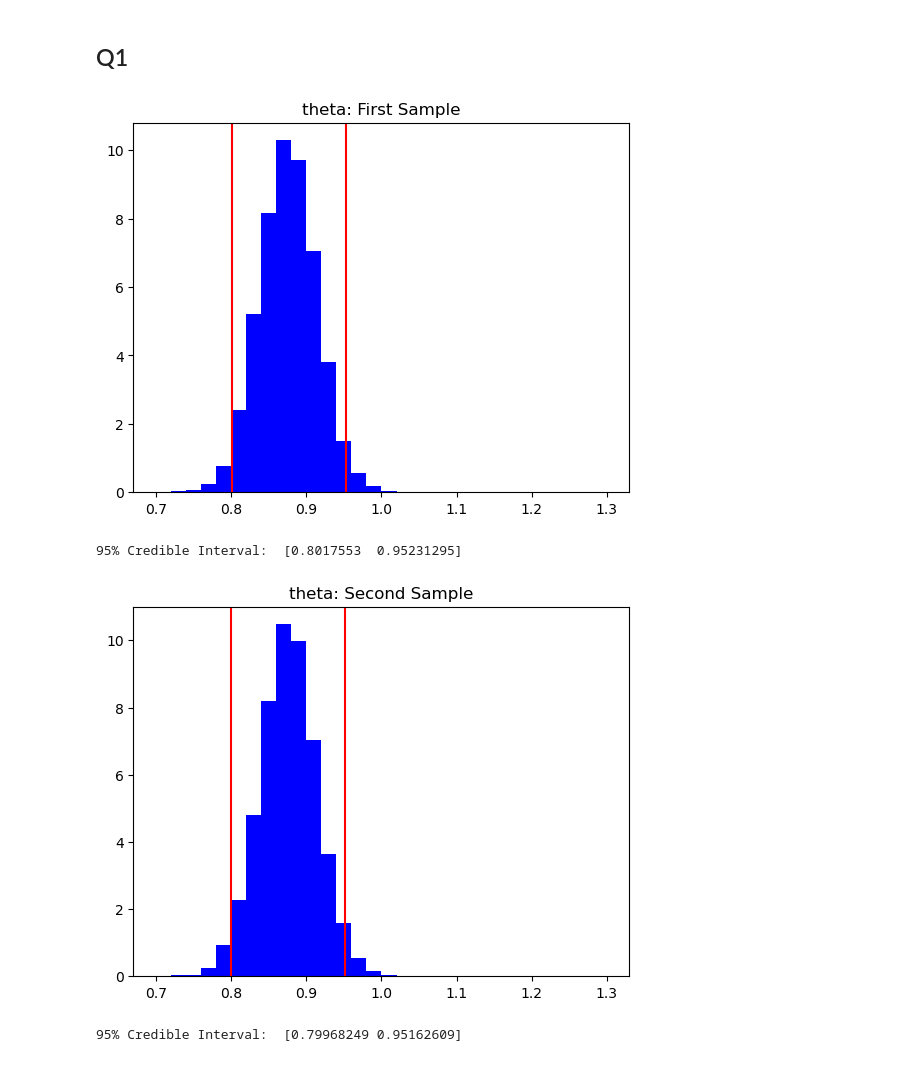
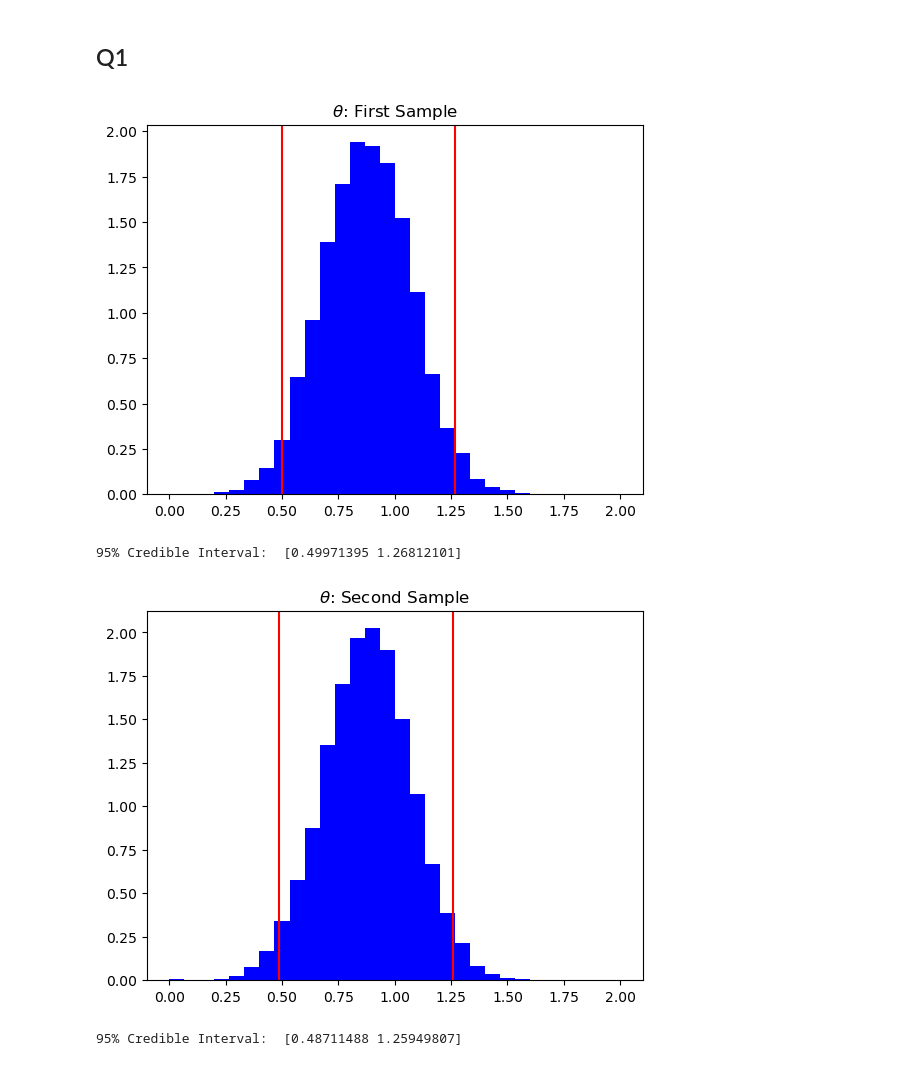
Before and after one commit to Stary54264/STA365-HW, a Jupyter notebook: HW3.ipynb, the cells around one changed output. Drawn from its saved outputs; the diff is of its cells as text; code cells hidden in the pictures.

```diff
--- a/HW3.ipynb
+++ b/HW3.ipynb
@@ -18,27 +18,27 @@ theta, tau = np.zeros([C, G]), np.zeros([C, G])
 for c in range(C):
     for g in range(1, G):
         tau[c, g] = stats.gamma(a=n/2+1,scale=2/np.sum((x-theta[c, g-1])**2)).rvs()
-        theta[c, g] = stats.norm(loc=np.mean(x), scale=1/(n*tau[c, g])).rvs()
+        theta[c, g] = stats.norm(loc=np.mean(x), scale=1/(n*tau[c, g])**0.5).rvs()
 # %%
-plt.hist(theta[0, :], bins=30, range=(0.7, 1.3), density=True, color="blue")
+plt.hist(theta[0, :], bins=30, range=(0, 2), density=True, color="blue")
 plt.axvline(np.quantile(theta[0, :], 0.025), color="red")
 plt.axvline(np.quantile(theta[0, :], 0.975), color="red")
-plt.title("theta: First Sample")
+plt.title(r"$\theta$: First Sample")
 plt.show()
 print("95% Credible Interval: ", np.quantile(theta[0, :], [0.025, 0.975]))
 # %% [output]
-[figure, old version]
+[figure, new version]
-95% Credible Interval:  [0.8017553  0.95231295]
+95% Credible Interval:  [0.49971395 1.26812101]
 # %%
-plt.hist(theta[1, :], bins=30, range=(0.7, 1.3), density=True, color="blue")
+plt.hist(theta[1, :], bins=30, range=(0, 2), density=True, color="blue")
 plt.axvline(np.quantile(theta[1, :], 0.025), color="red")
 plt.axvline(np.quantile(theta[1, :], 0.975), color="red")
-plt.title("theta: Second Sample")
+plt.title(r"$\theta$: Second Sample")
 plt.show()
 print("95% Credible Interval: ", np.quantile(theta[1, :], [0.025, 0.975]))
 # %% [output]
-[figure, old version]
+[figure, new version]
-95% Credible Interval:  [0.79968249 0.95162609]
+95% Credible Interval:  [0.48711488 1.25949807]
 # %%
 plt.hist(tau[0, :], bins=30, range=(0, 0.5), density=True, color="blue")
 plt.axvline(np.quantile(tau[0, :], 0.025), color="red")
```
Also changed, not shown: parts of 10 cells of this notebook, 2 other files.
